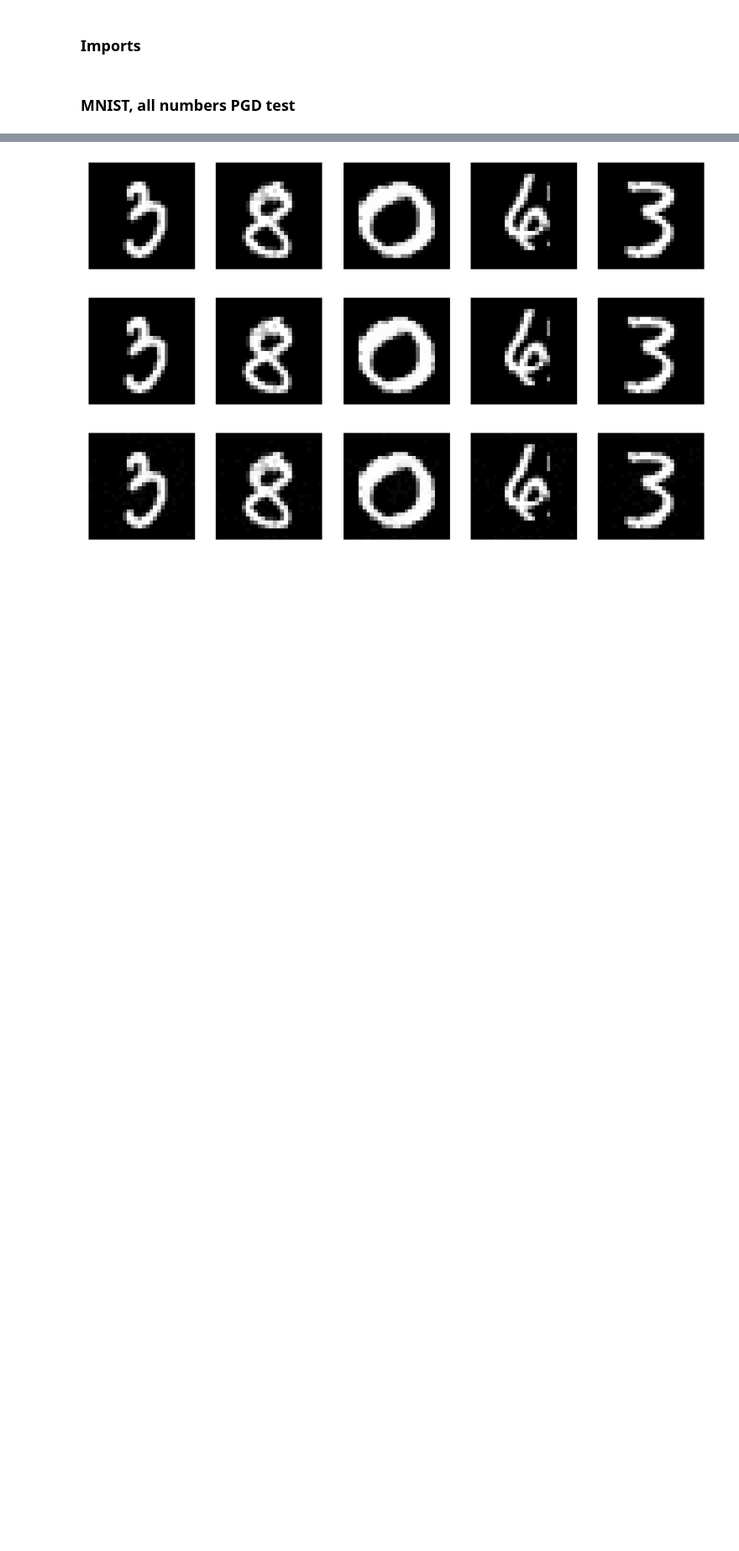
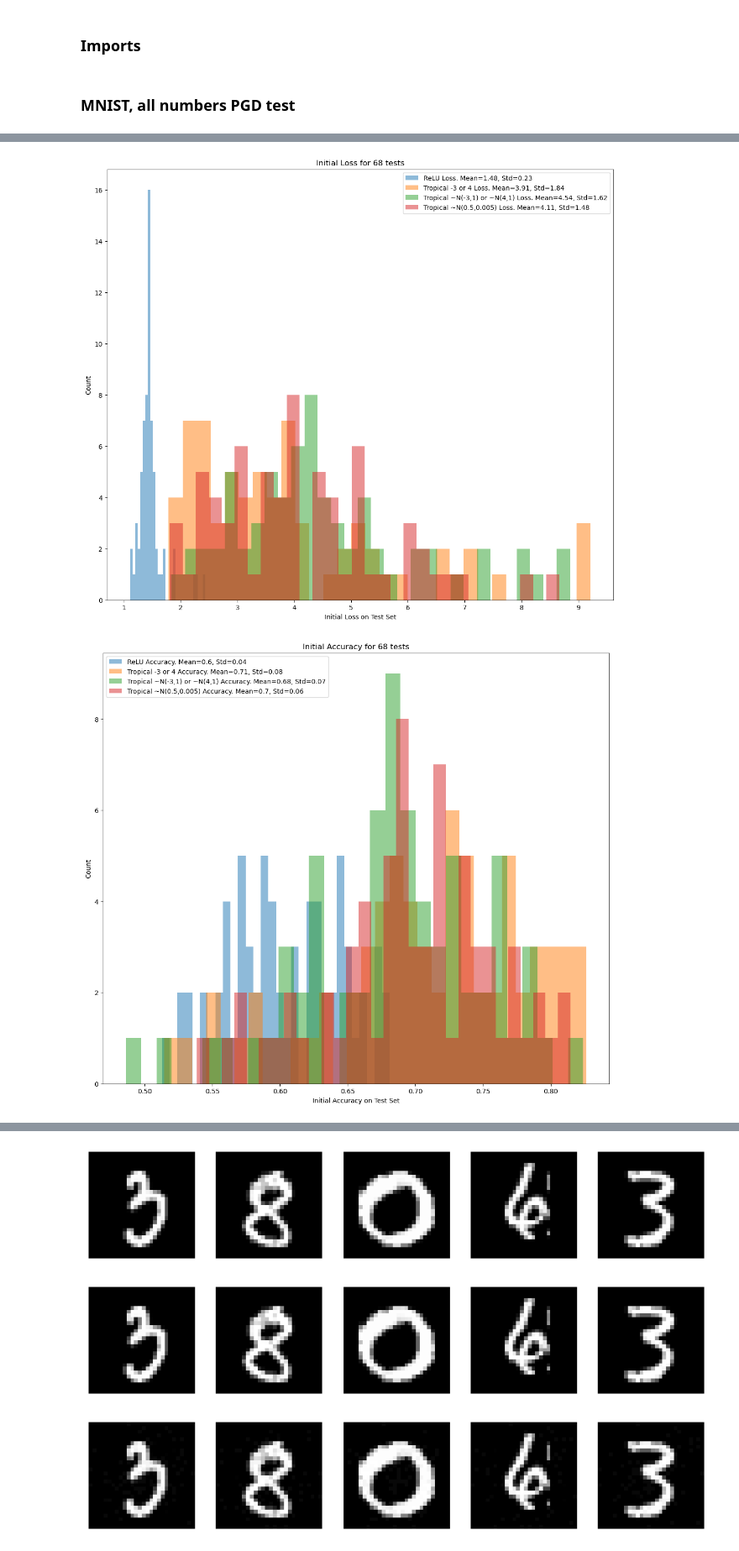
Before and after one commit to deryk96/TropicalNN, a Jupyter notebook: TropicalTest.ipynb, the cells around one changed output, grey strips where cells are left out. Shown: that part at 84% size. Saved outputs shown, nothing was run; the diff lists cells and outputs as text; code cells hidden in the pictures; blank space fills up the shorter version.

Commit message:
added more tests, regularizer, and some custom weight initializations.

```diff
--- a/TropicalTest.ipynb
+++ b/TropicalTest.ipynb
@@ -62,67 +77,86 @@ Tropical attack complete. Elapsed time: 2150.27 seconds /// 35.84 minutes.
 # %%
-scat_size = 8
-bin_num = 4
-hist_wid = 8
-hist_hei = 6
-data = pd.read_csv("output4.csv")
+scat_size = 12
+bin_num = 30
+hist_wid = 14
+hist_hei = 12
+data = pd.read_csv("bimodalTest.csv")
 rowNum = data.shape[0]
 
 data["relu_loss_diff"] = data['relu_post_loss'] - data['relu_pre_loss']
+data["relu_acc_diff"] = data['relu_post_acc'] - data['relu_pre_acc']
+
 data["trop_loss_diff1"] = data['trop_post_loss1'] - data['trop_pre_loss1']
-data["relu_acc_diff"] = data['relu_post_acc'] - data['relu_pre_acc']
 data["trop_acc_diff1"] = data['trop_post_acc1'] - data['trop_pre_acc1']
 
+data["trop_loss_diff2"] = data['trop_post_loss2'] - data['trop_pre_loss2']
+data["trop_acc_diff2"] = data['trop_post_acc2'] - data['trop_pre_acc2']
+
+data["trop_loss_diff3"] = data['trop_post_loss3'] - data['trop_pre_loss3']
+data["trop_acc_diff3"] = data['trop_post_acc3'] - data['trop_pre_acc3']
+
+columns = ["relu_pre_loss", "trop_pre_loss1", "trop_pre_loss2", "trop_pre_loss3"]
+settings = ["ReLU", "Tropical -3 or 4", "Tropical ~N(-3,1) or ~N(4,1)", "Tropical ~N(0.5,0.005)"]
 
 plt.figure(figsize=(hist_wid,hist_hei))
-plt.hist(np.array(data["relu_pre_loss"]), bins=bin_num, alpha=0.5, label=f'ReLu Loss. Mean={round(data["relu_pre_loss"].mean(),2)}, Std={round(data["relu_pre_loss"].std(),2)}')
-plt.hist(np.array(data["trop_pre_loss1"]), bins=bin_num, alpha=0.5, label=f'Tropical (initial_w = random_normal) Loss. Mean={round(data["trop_pre_loss1"].mean(),2)}, Std={round(data["trop_pre_loss1"].std(),2)}')
+for i in range(len(columns)):
+    plt.hist(np.array(data[columns[i]]), bins=bin_num, alpha=0.5, label=f'{settings[i]} Loss. Mean={round(data[columns[i]].mean(),2)}, Std={round(data[columns[i]].std(),2)}')
 plt.xlabel('Initial Loss on Test Set')
 plt.ylabel('Count')
 plt.title(f'Initial Loss for {rowNum} tests')
 plt.legend()
 plt.show()
 
+columns = ["relu_pre_acc", "trop_pre_acc1", "trop_pre_acc2", "trop_pre_acc3"]
 plt.figure(figsize=(hist_wid,hist_hei))
-plt.hist(np.array(data["relu_pre_acc"]), bins=bin_num, alpha=0.5, label=f'ReLu Accuracy. Mean={round(data["relu_pre_acc"].mean(),2)}, Std={round(data["relu_pre_acc"].std(),2)}')
-plt.hist(np.array(data["trop_pre_acc1"]), bins=bin_num, alpha=0.5, label=f'Tropical (initial_w = random_normal) Accuracy. Mean={round(data["trop_pre_acc1"].mean(),2)}, Std={round(data["trop_pre_acc1"].std(),2)}')
+for i in range(len(columns)):
+    plt.hist(np.array(data[columns[i]]), bins=bin_num, alpha=0.5, label=f'{settings[i]} Accuracy. Mean={round(data[columns[i]].mean(),2)}, Std={round(data[columns[i]].std(),2)}')
 plt.xlabel('Initial Accuracy on Test Set')
 plt.ylabel('Count')
 plt.title(f'Initial Accuracy for {rowNum} tests')
 plt.legend()
 plt.show()
 
+columns = ["relu_loss_diff", "trop_loss_diff1", "trop_loss_diff2", "trop_loss_diff3"]
 plt.figure(figsize=(hist_wid,hist_hei))
-plt.hist(np.array(data["relu_loss_diff"]), bins=bin_num, alpha=0.5, label=f'ReLU Loss Increase. Mean={round(data["relu_loss_diff"].mean(),2)}, Std={round(data["relu_loss_diff"].std(),2)}')
-plt.hist(np.array(data["trop_loss_diff1"]), bins=bin_num, alpha=0.5, label=f'Tropical (initial_w = random_normal) Loss Increase. Mean={round(data["trop_loss_diff1"].mean(),2)}, Std={round(data["trop_loss_diff1"].std(),2)}')
+for i in range(len(columns)):
+    plt.hist(np.array(data[columns[i]]), bins=bin_num, alpha=0.5, label=f'{settings[i]} Loss Increase. Mean={round(data[columns[i]].mean(),2)}, Std={round(data[columns[i]].std(),2)}')
 plt.xlabel('Loss Increase After PGD Attack on Test Set')
 plt.ylabel('Count')
 plt.title(f'Loss Increases for {rowNum} tests')
 plt.legend()
 plt.show()
 
+columns = ["relu_acc_diff", "trop_acc_diff1", "trop_acc_diff2", "trop_acc_diff3"]
 plt.figure(figsize=(hist_wid,hist_hei))
-plt.hist(np.array(data["relu_acc_diff"]), bins=bin_num, alpha=0.5, label=f'ReLU Accuracy Decrease. Mean={round(data["relu_acc_diff"].mean(),2)}, Std={round(data["relu_acc_diff"].std(),2)}')
-plt.hist(np.array(data["trop_acc_diff1"]), bins=bin_num, alpha=0.5, label=f'Tropical (initial_w = random_normal) Accuracy Decrease. Mean={round(data["trop_acc_diff1"].mean(),2)}, Std={round(data["trop_acc_diff1"].std(),2)}')
+for i in range(len(columns)):
+    plt.hist(np.array(data[columns[i]]), bins=bin_num, alpha=0.5, label=f'{settings[i]} Accuracy Increase. Mean={round(data[columns[i]].mean(),2)}, Std={round(data[columns[i]].std(),2)}')
 plt.xlabel('Accuracy Decrease After PGD Attack on Test Set')
 plt.ylabel('Count')
 plt.title(f'Accuracy Decreases for {rowNum} tests')
 plt.legend()
 plt.show()
 
+columns1 = ["relu_pre_loss", "trop_pre_loss1", "trop_pre_loss2", "trop_pre_loss3"]
+columns2 = ["relu_post_loss", "trop_post_loss1", "trop_post_loss2", "trop_post_loss3"]
 plt.figure(figsize=(hist_wid,hist_hei))
-plt.scatter(data['relu_pre_loss'], data['relu_post_loss'], s=6, label=f'ReLU')
-plt.scatter(data['trop_pre_loss1'], data['trop_post_loss1'], s=scat_size, label=f'Tropical (initial_w = random_normal)')
+for i in range(len(columns)):
+    plt.scatter(data[columns1[i]], data[columns2[i]], s=scat_size, label=settings[i])
 plt.xlabel('Pre-Attack Loss')
 plt.ylabel('Post-Attack Loss')
 plt.title(f'Loss for {rowNum} tests')
 plt.legend()
 plt.show()
 
+columns1 = ["relu_pre_acc", "trop_pre_acc1", "trop_pre_acc2", "trop_pre_acc3"]
+columns2 = ["relu_post_acc", "trop_post_acc1", "trop_post_acc2", "trop_post_acc3"]
 plt.figure(figsize=(hist_wid,hist_hei))
-plt.scatter(data['relu_pre_acc'], data['relu_post_acc'], s=6, label=f'ReLU')
-plt.scatter(data['trop_pre_acc1'], data['trop_post_acc1'], s=scat_size, label=f'Tropical (initial_w = random_normal)')
+for i in range(len(columns)):
+    plt.scatter(data[columns1[i]], data[columns2[i]], s=scat_size, label=settings[i])
 plt.xlabel('Pre-Attack Accuracy')
 plt.ylabel('Post-Attack Accuracy')
 plt.title(f'Accuracy for {rowNum} tests')
 plt.legend()
 plt.show()
+# %% [output]
+[figure, added]
+[figure, added]
```
Also changed, not shown: parts of 9 cells of this notebook, 8 other files.
